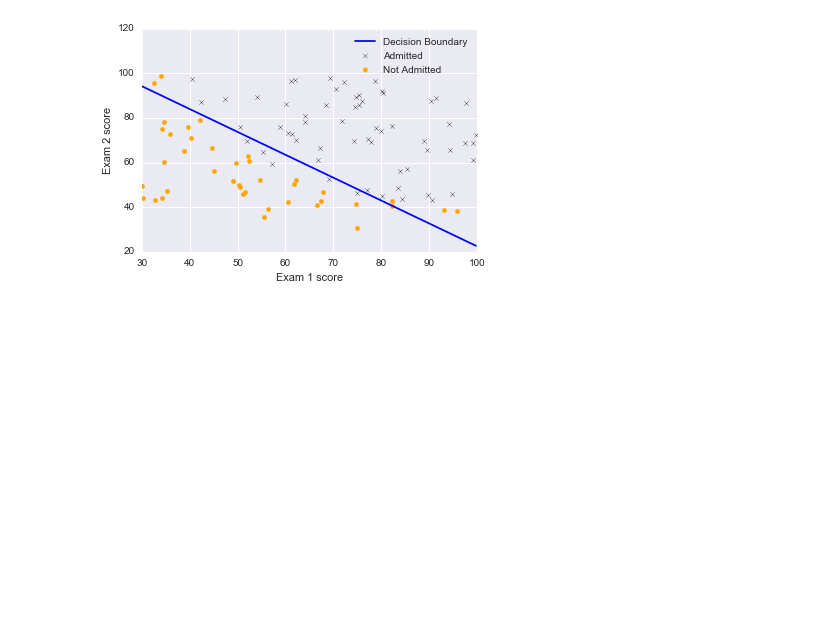
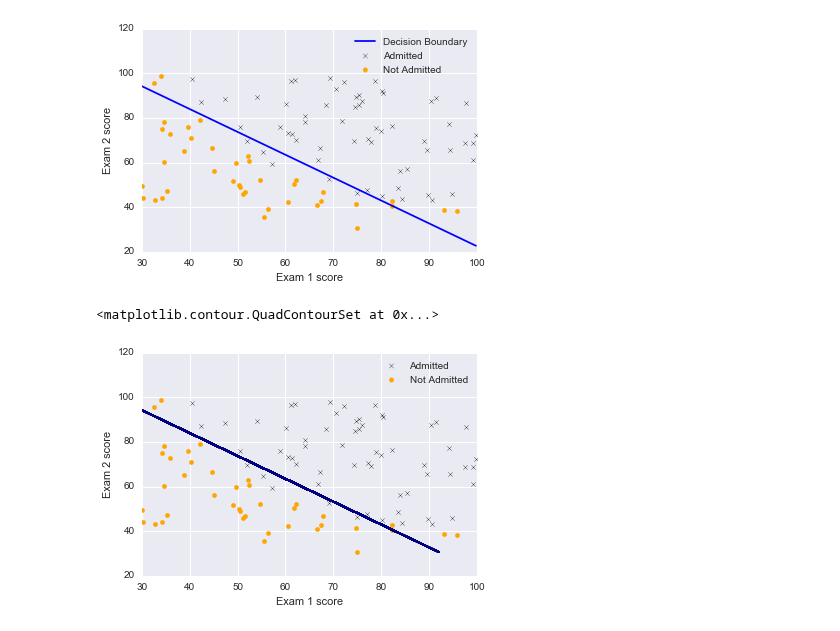
Before and after one commit to uents/coursera-ml, a Jupyter notebook: week03/logistic_regression.ipynb, the cells around one changed output. Drawn from its saved outputs; the diff is of its cells as text; code cells hidden in the pictures; blank space fills up the shorter version.

```diff
--- a/week03/logistic_regression.ipynb
+++ b/week03/logistic_regression.ipynb
@@ -120,3 +124,20 @@ savefig('week03_lr_boundary.png')
 # %% [output]
 saved assets/week03_lr_boundary.png
 [figure]
+# %%
+# 等高線を使って決定境界を描画
+
+xs1, xs2 = np.meshgrid(X[:,1], X[:,2])
+ys = np.zeros((m, m))
+for i in range(m):
+    for j in range(m):
+        x1 = np.array([xs1[i, j]])
+        x2 = np.array([xs2[i, j]])
+        ys[i, j] = np.dot(np.array([1, x1, x2]), theta)
+
+ax = plot_data()
+plt.jet()
+ax.contour(xs1, xs2, ys, levels=[0])
+# %% [output]
+<matplotlib.contour.QuadContourSet at 0x...>
+[figure, added]
```
Also changed, not shown: parts of 2 cells of this notebook, 2 other files.
